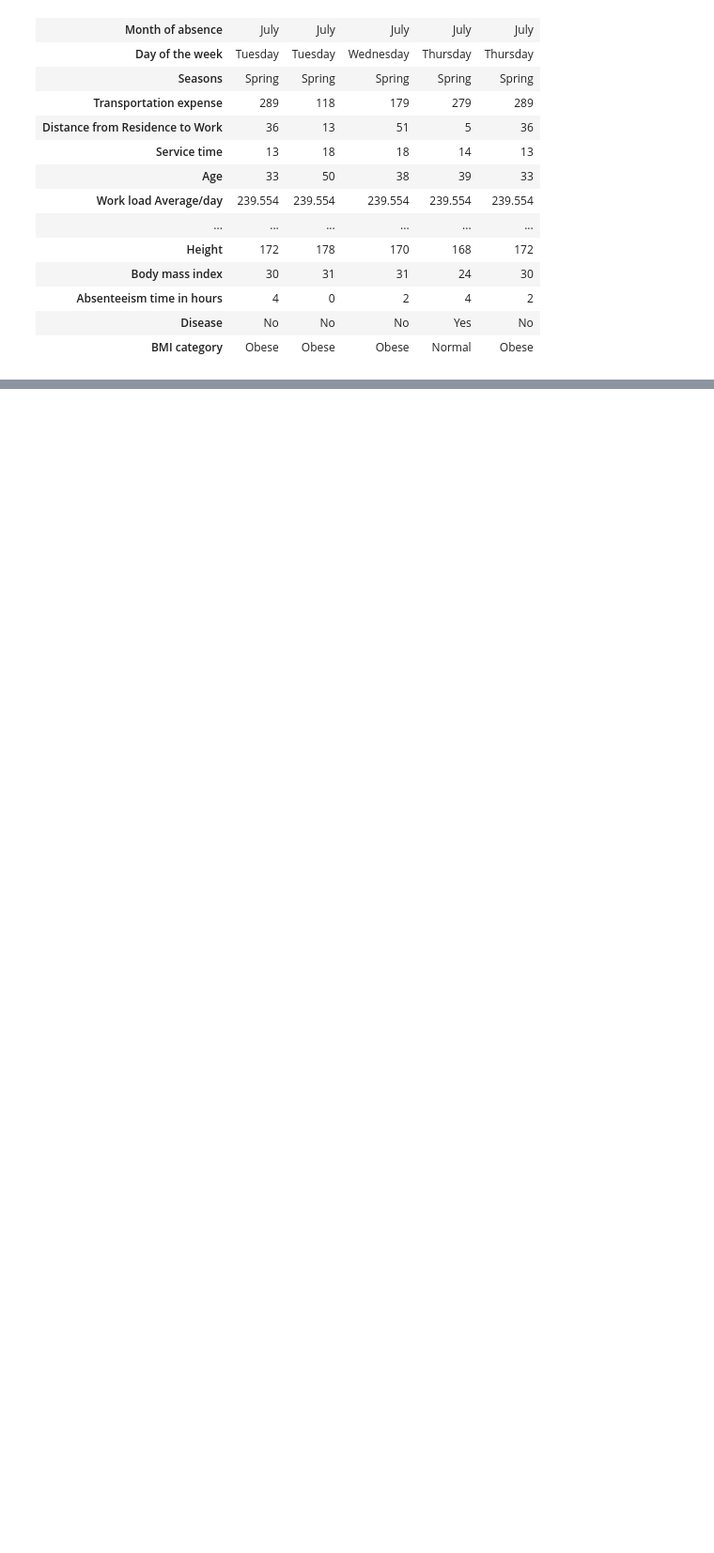
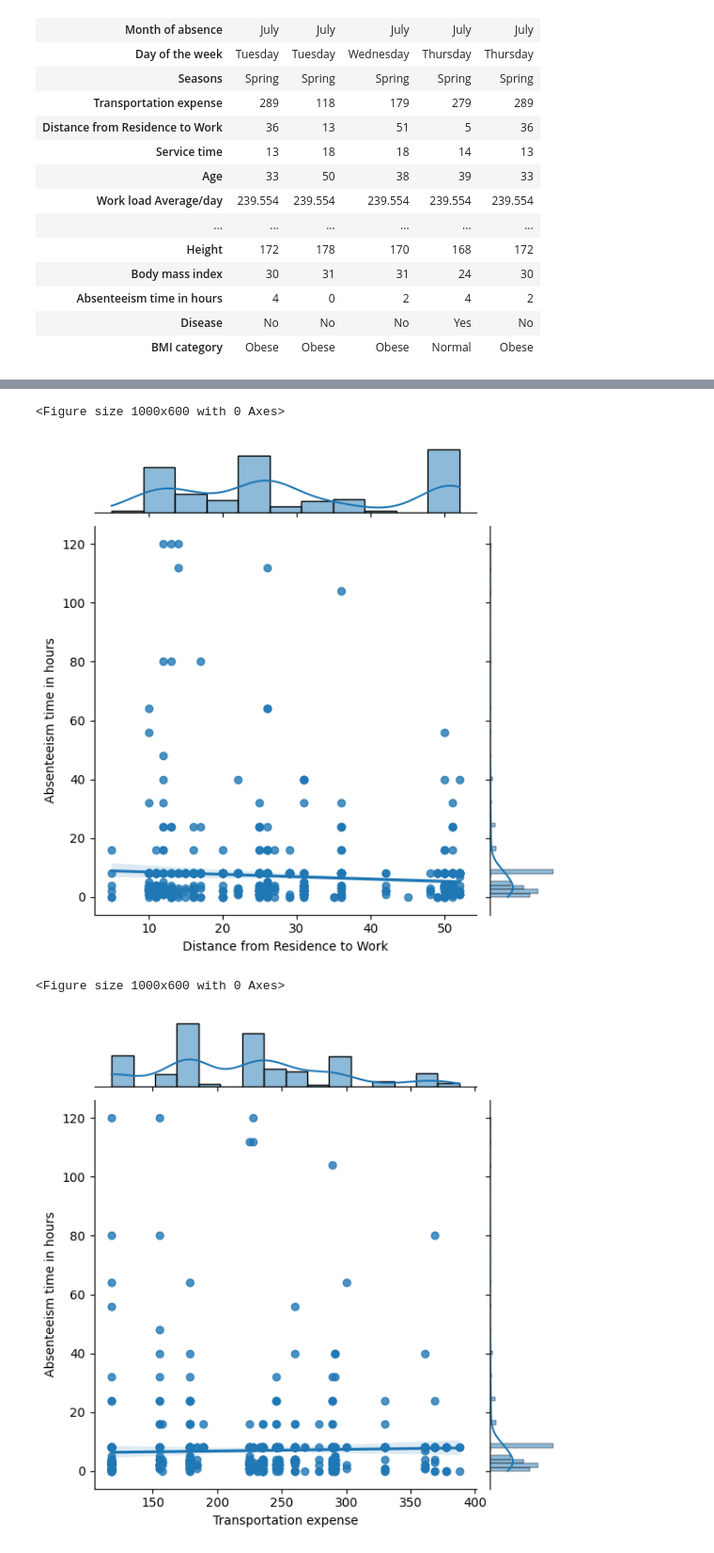
Before and after one commit to Maansy/Absenteeism-at-Work, a Jupyter notebook: AbsenteeismAtWork.ipynb, the cells around one changed output, grey strips where cells are left out. Shown at 94% size. Saved outputs shown, nothing was run; the diff lists cells and outputs as text; code cells hidden in the pictures; blank space fills up the shorter version.

Commit message:
Transportation expense and Distance impact

```diff
--- a/AbsenteeismAtWork.ipynb
+++ b/AbsenteeismAtWork.ipynb
@@ -465,0 +468,16 @@ P(extreme absence | degree != high_school) = 0.78
+# %%
+plt.figure(figsize=(10,6))
+sns.jointplot(y='Absenteeism time in hours', x='Distance from Residence to Work', \
+              data=preprocessed_data, kind='reg')
+
+plt.savefig('figs/distance_vs_hours.png', format='png', dpi = 300)
+plt.figure(figsize=(10,6))
+sns.jointplot(y='Absenteeism time in hours', x='Transportation expense', \
+              data=preprocessed_data, kind='reg')
+
+plt.savefig('figs/costs_vs_hours.png', format='png',dpi = 300)
+# %% [output]
+<Figure size 1000x600 with 0 Axes>
+[figure, added]
+<Figure size 1000x600 with 0 Axes>
+[figure, added]
```
Also changed, not shown: parts of 4 cells of this notebook, 7 other files.
